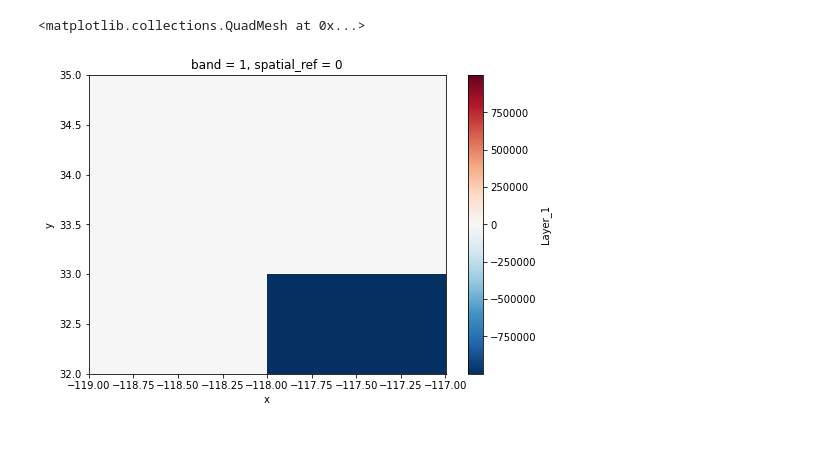
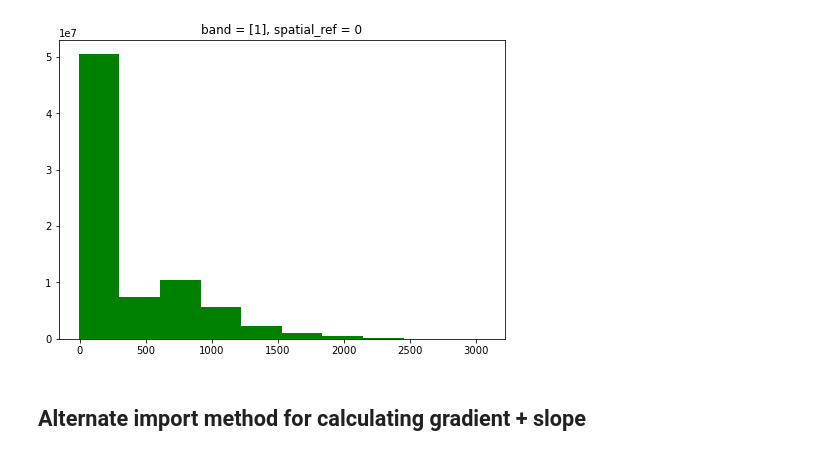
Before and after one commit to janderson5417/earthgrids_v2, a Jupyter notebook: gradient.ipynb, the cells around one changed output. Cells and saved outputs as stored; diff of their text form; code cells hidden in the pictures.

```diff
--- a/gradient.ipynb
+++ b/gradient.ipynb
@@ -120,5 +46,7 @@ rxr_dems.attrs
-# %%
-rxr_dems.plot()
-# %% [output]
-<matplotlib.collections.QuadMesh at 0x...>
-[figure, removed]
+# %%
+usgs.plot.hist(color="green")
+plt.show()
+# %% [output]
+[figure, added]
+# %% [markdown]
+## Alternate import method for calculating gradient + slope
```
Also changed, not shown: parts of 25 cells of this notebook, 3 other files.
